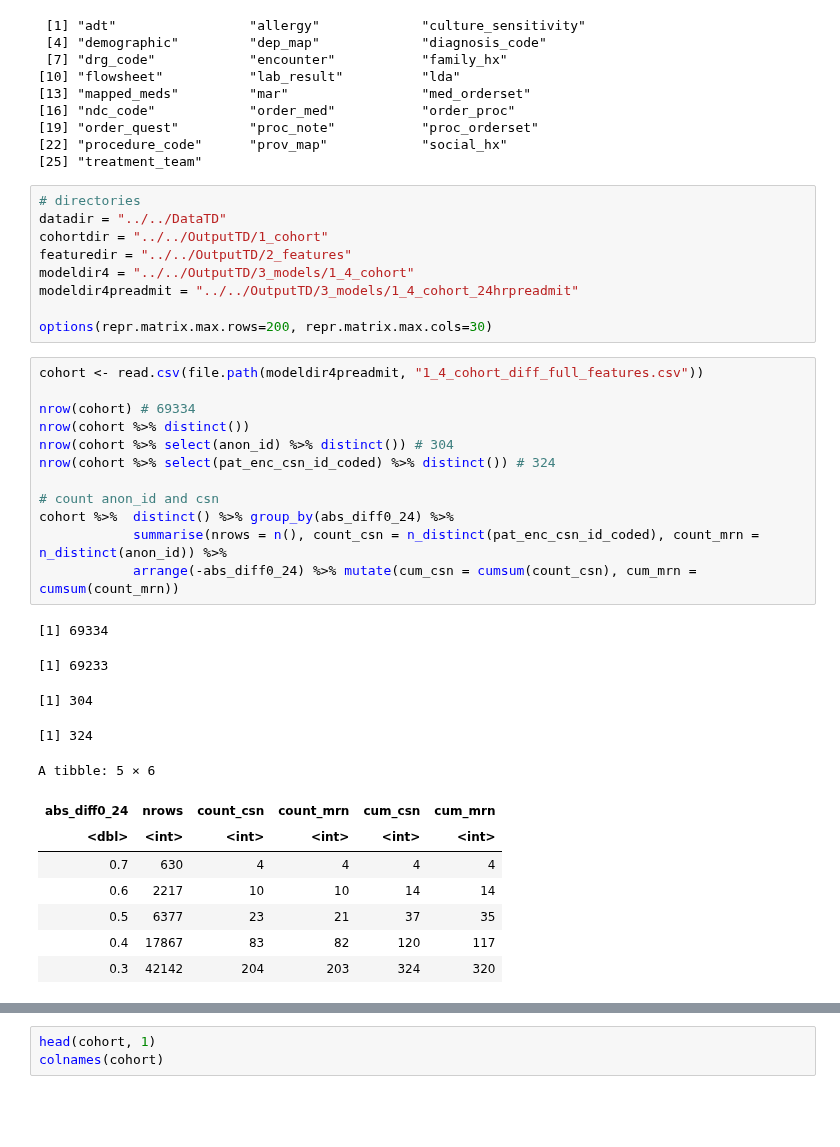
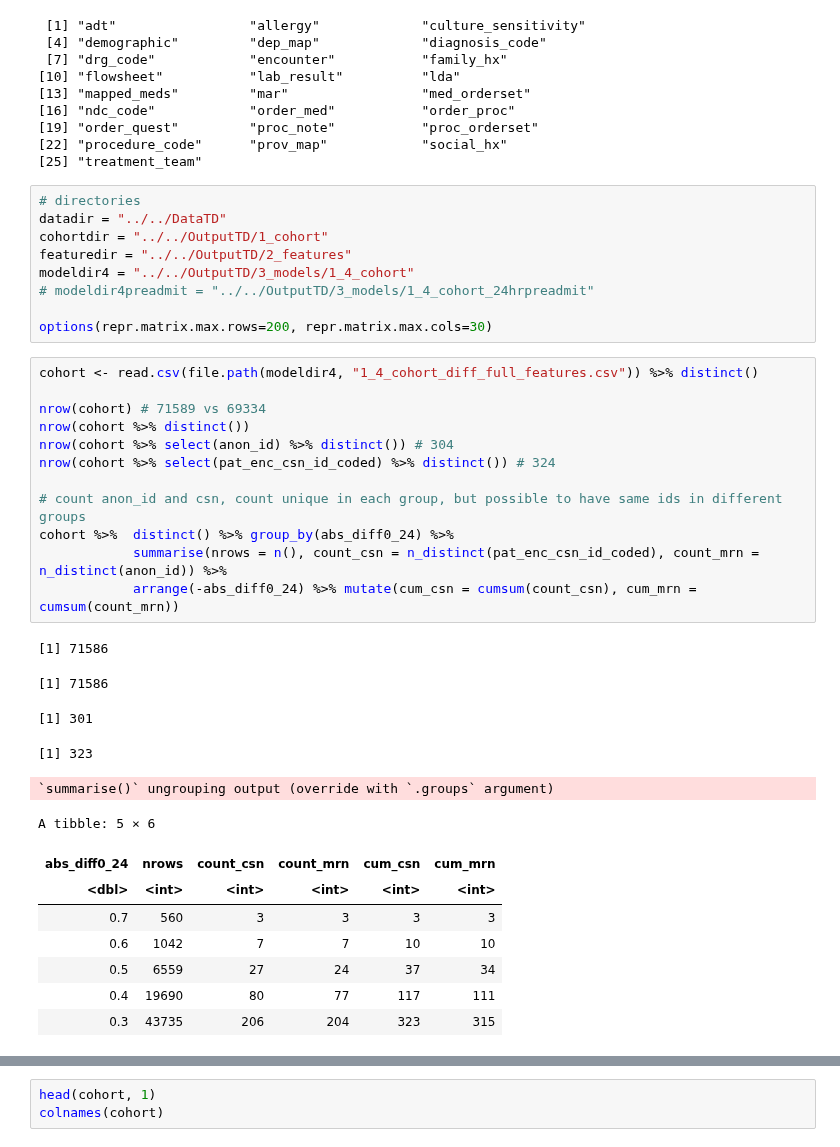
Before and after one commit to Minh084/TDA, a Jupyter notebook: 4_description/4.2_difference.ipynb, the cells around one changed output, grey strips where cells are left out. Drawn from its saved outputs; the diff is of its cells as text; blank space fills up the shorter version.

```diff
--- a/4_description/4.2_difference.ipynb
+++ b/4_description/4.2_difference.ipynb
@@ -73,31 +92,32 @@ datadir = "../../DataTD"
 cohortdir = "../../OutputTD/1_cohort"
 featuredir = "../../OutputTD/2_features"
 modeldir4 = "../../OutputTD/3_models/1_4_cohort"
-modeldir4preadmit = "../../OutputTD/3_models/1_4_cohort_24hrpreadmit"
+# modeldir4preadmit = "../../OutputTD/3_models/1_4_cohort_24hrpreadmit"
 
 options(repr.matrix.max.rows=200, repr.matrix.max.cols=30)
 # %%
-cohort <- read.csv(file.path(modeldir4preadmit, "1_4_cohort_diff_full_features.csv"))
+cohort <- read.csv(file.path(modeldir4, "1_4_cohort_diff_full_features.csv")) %>% distinct()
 
-nrow(cohort) # 69334
+nrow(cohort) # 71589 vs 69334
 nrow(cohort %>% distinct())
 nrow(cohort %>% select(anon_id) %>% distinct()) # 304
 nrow(cohort %>% select(pat_enc_csn_id_coded) %>% distinct()) # 324
 
-# count anon_id and csn
+# count anon_id and csn, count unique in each group, but possible to have same ids in different groups
 cohort %>%  distinct() %>% group_by(abs_diff0_24) %>%
             summarise(nrows = n(), count_csn = n_distinct(pat_enc_csn_id_coded), count_mrn = n_distinct(anon_id)) %>%
             arrange(-abs_diff0_24) %>% mutate(cum_csn = cumsum(count_csn), cum_mrn = cumsum(count_mrn))
 # %% [output]
-[1] 69334
+[1] 71586
-[1] 69233
+[1] 71586
-[1] 304
+[1] 301
-[1] 324
+[1] 323
-A tibble: 5 × 6
+`summarise()` ungrouping output (override with `.groups` argument)
+A tibble: 5 × 6
 | abs_diff0_24 | nrows | count_csn | count_mrn | cum_csn | cum_mrn |
 | <dbl> | <int> | <int> | <int> | <int> | <int> |
-| 0.7 | 630 | 4 | 4 | 4 | 4 |
-| 0.6 | 2217 | 10 | 10 | 14 | 14 |
-| 0.5 | 6377 | 23 | 21 | 37 | 35 |
-| 0.4 | 17867 | 83 | 82 | 120 | 117 |
-| 0.3 | 42142 | 204 | 203 | 324 | 320 |
+| 0.7 | 560 | 3 | 3 | 3 | 3 |
+| 0.6 | 1042 | 7 | 7 | 10 | 10 |
+| 0.5 | 6559 | 27 | 24 | 37 | 34 |
+| 0.4 | 19690 | 80 | 77 | 117 | 111 |
+| 0.3 | 43735 | 206 | 204 | 323 | 315 |
```
Also changed, not shown: parts of 13 cells of this notebook, 4 other files.
